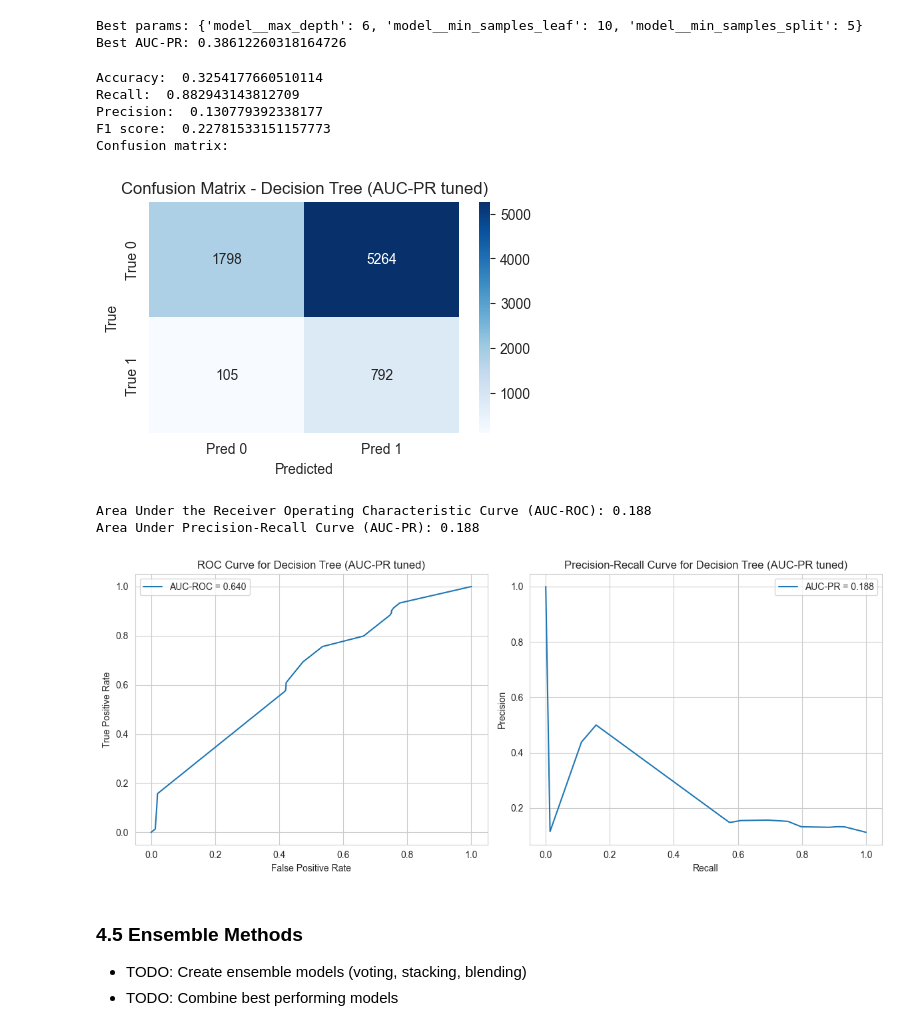
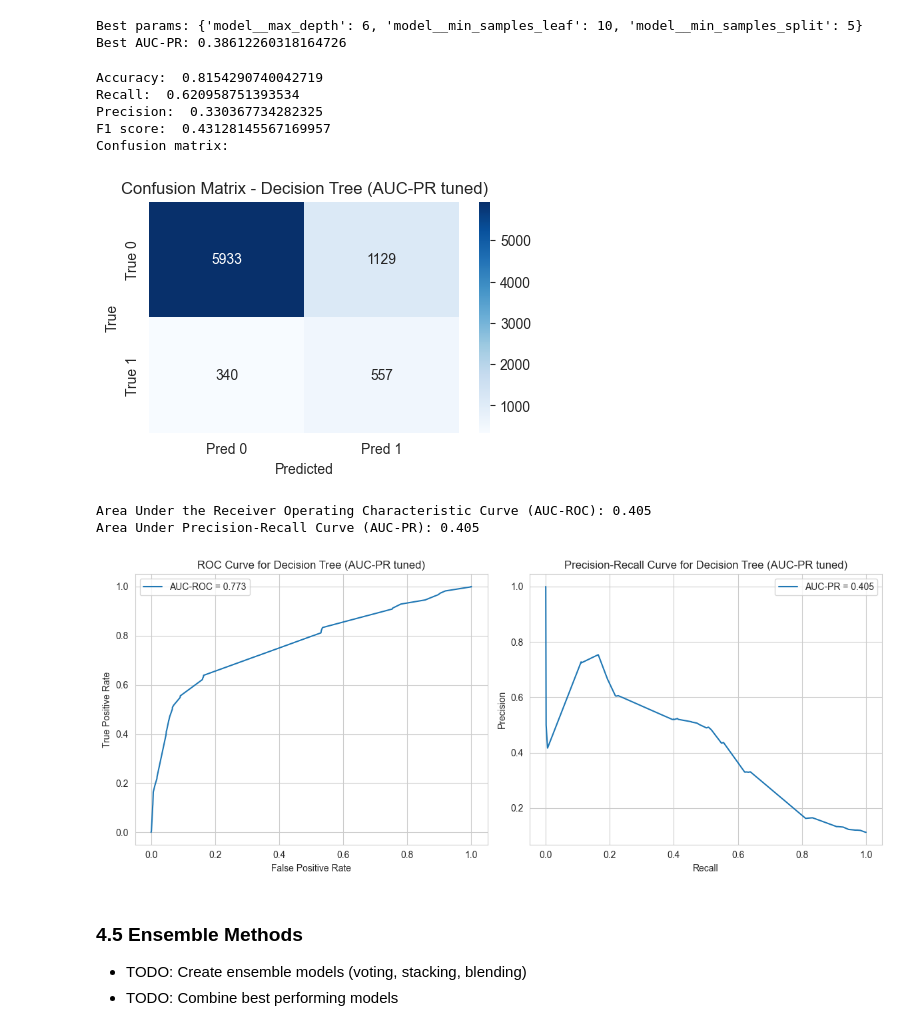
Before and after one commit to matowaty/MINDD_project, a Jupyter notebook: project.ipynb, the cells around one changed output. Drawn from its saved outputs; the diff is of its cells as text; code cells hidden in the pictures.

```diff
--- a/project.ipynb
+++ b/project.ipynb
@@ -1524,21 +1535,21 @@ Best params: {'model__max_depth': 6, 'model__min_samples_leaf': 10, 'model__min_
 Best AUC-PR: 0.38612260318164726
 # %%
 start_pred_tree_rs = time.time()
-y_pred_best_tree = best_tree.predict(X_test_scaled)
-y_proba_best_tree = best_tree.predict_proba(X_test_scaled)[:, 1]
+y_pred_best_tree = best_tree.predict(X_test_model)
+y_proba_best_tree = best_tree.predict_proba(X_test_model)[:, 1]
 pred_time_tree_rs = time.time() - start_pred_tree_rs
 
 evaluation("Decision Tree (AUC-PR tuned)", y_pred_best_tree, y_proba_best_tree, train_time_tree_rs, pred_time_tree_rs)
 # %% [output]
-Accuracy:  0.3254177660510114
-Recall:  0.882943143812709
-Precision:  0.130779392338177
-F1 score:  0.22781533151157773
+Accuracy:  0.8154290740042719
+Recall:  0.620958751393534
+Precision:  0.330367734282325
+F1 score:  0.43128145567169957
 Confusion matrix:
-[figure, old version]
+[figure, new version]
-Area Under the Receiver Operating Characteristic Curve (AUC-ROC): 0.188
-Area Under Precision-Recall Curve (AUC-PR): 0.188
+Area Under the Receiver Operating Characteristic Curve (AUC-ROC): 0.405
+Area Under Precision-Recall Curve (AUC-PR): 0.405
-[figure, old version]
+[figure, new version]
 # %% [markdown]
 ### 4.5 Ensemble Methods
 - TODO: Create ensemble models (voting, stacking, blending)
```
Also changed, not shown: parts of 4 cells of this notebook.
